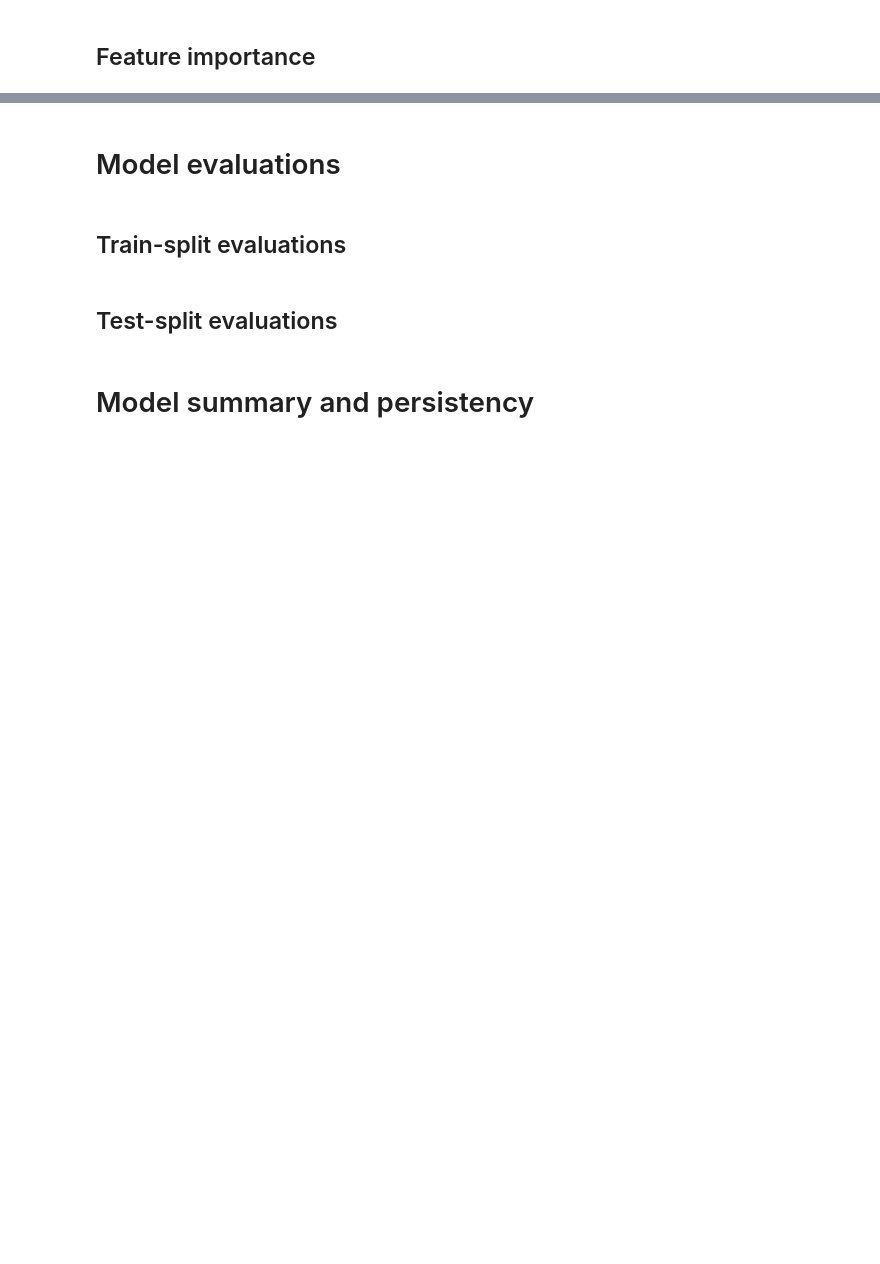
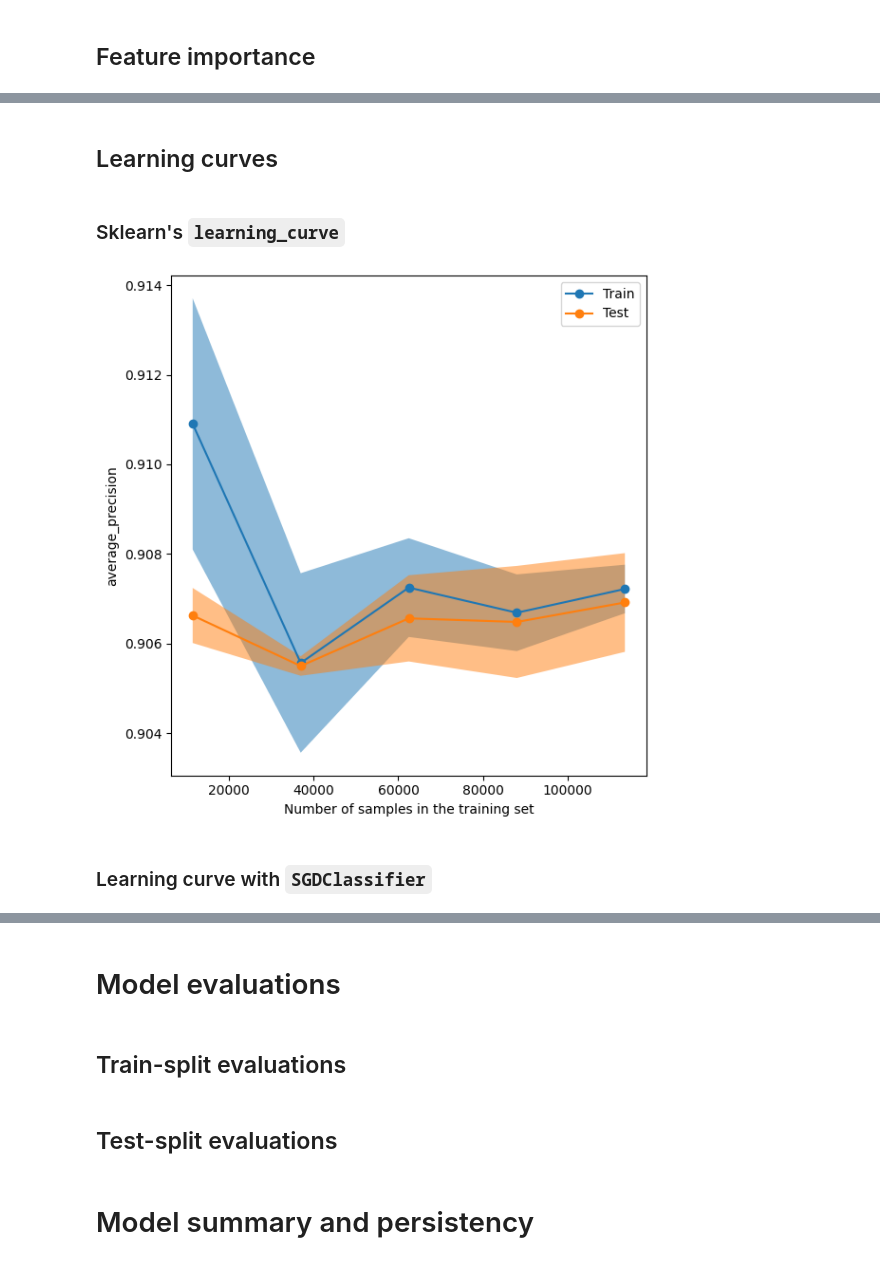
Before and after one commit to nelioasousa/iiot_threat_detec, a Jupyter notebook: experiments/exp03__basic_logistic_regression.ipynb, the cells around one changed output, grey strips where cells are left out. Cells and saved outputs as stored; diff of their text form; code cells hidden in the pictures; blank space fills up the shorter version.

```diff
--- a/experiments/exp03__basic_logistic_regression.ipynb
+++ b/experiments/exp03__basic_logistic_regression.ipynb
@@ -45,7 +49,7 @@ def prepare_experiment(
         else:
             y_split = split_data["label4"]
         experiment[split] = (split_data, y_split)
-    experiment["num_classes"] = experiment["train"][1].nunique()
+    experiment["classes"] = sorted(experiment["train"][1].unique())
     experiment["sample_weight"] = compute_sample_weight(
         class_weight="balanced",
         y=experiment["train"][0]["label_extended"],
@@ -55,7 +59,6 @@ def prepare_experiment(
     bool_selector = make_column_selector(dtype_include="bool")
     if which == "full":
         experiment["normalizer"] = make_column_transformer(
-            # (StandardScaler(), number_selector),
             (make_pipeline(log1p_transformer, MinMaxScaler()), number_selector),
             (OneHotEncoder(sparse_output=False), ["device_type"]),
             ("passthrough", bool_selector),
@@ -63,7 +66,6 @@ def prepare_experiment(
         )
     else:
         experiment["normalizer"] = make_column_transformer(
-            # (StandardScaler(), number_selector),
             (make_pipeline(log1p_transformer, MinMaxScaler()), number_selector),
             ("passthrough", bool_selector),
             verbose_feature_names_out=False,
@@ -331,0 +349,29 @@ plt.show()
+# %% [markdown]
+## Learning curves
+# %% [markdown]
+### Sklearn's `learning_curve`
+# %%
+fig, ax = plt.subplots(figsize=(6, 6))
+
+with warnings.catch_warnings():
+    warnings.simplefilter(action="ignore", category=UserWarning)
+    LearningCurveDisplay.from_estimator(
+        estimator=clone(trained_pipe),
+        X=X_train,
+        y=y_train,
+        cv=3,
+        n_jobs=3,
+        fit_params={"model__sample_weight": sample_weight},
+        line_kw={"marker": "o"},
+        random_state=RANDOM_STATE,
+        scoring=scoring[refit],
+        score_name=refit,
+        ax=ax,
+    )
+
+plt.tight_layout()
+plt.show()
+# %% [output]
+[figure, added]
+# %% [markdown]
+### Learning curve with `SGDClassifier`
```
Also changed, not shown: parts of 13 cells of this notebook, 7 other files.
